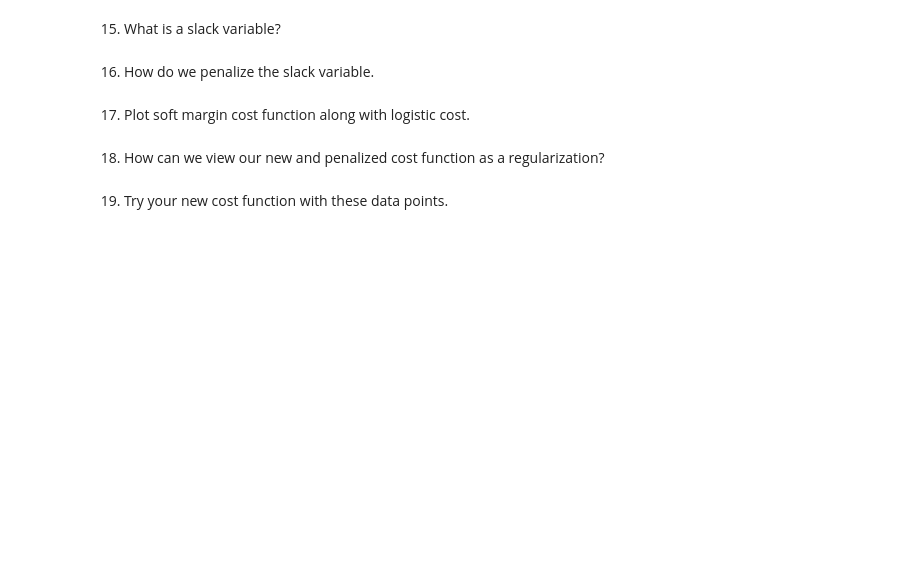
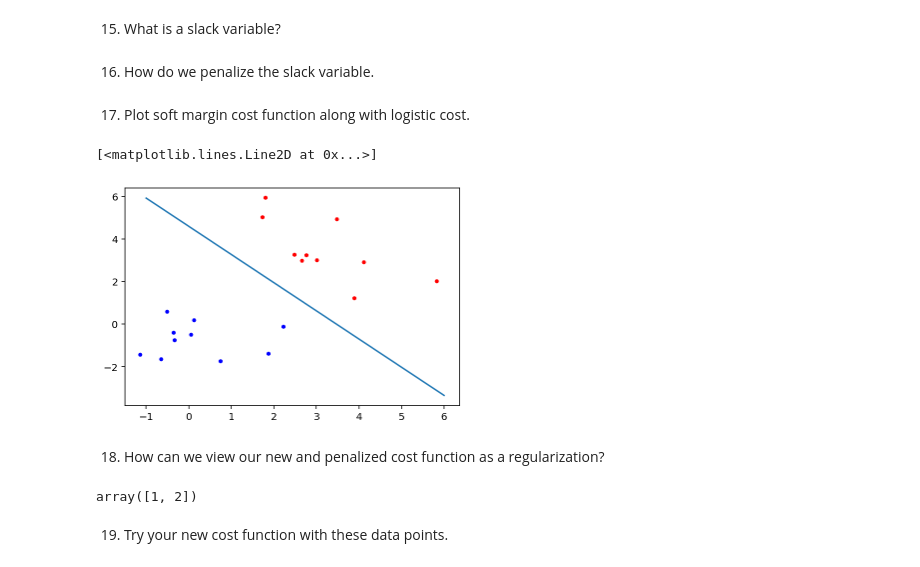
Before and after one commit to muic-pattern-rekt-2018/Exercise9, a Jupyter notebook: Support Vector Machine.ipynb, the cells around one changed output. Cells and saved outputs as stored; diff of their text form; code cells hidden in the pictures; blank space fills up the shorter version.

```diff
--- a/Support Vector Machine.ipynb
+++ b/Support Vector Machine.ipynb
@@ -104,8 +104,51 @@ minimize(f, [10., 10.], method="SLSQP", constraints=cons)
 16) How do we penalize the slack variable.
 # %% [markdown]
 17) Plot soft margin cost function along with logistic cost.
+# %%
+
+class SoftMarginSVM:
+
+    def __init__(self, C: float):
+        self.C = C
+        self.w = None
+        self.b: float = None
+
+    def train(self, xs, ys):
+        def cost(v):
+            b = v[0]
+            w = v[1:]
+            xi = 1-ys*(xs@w + b)
+            accuracy = np.sum(np.maximum(0, xi))
+            margin = sum(w**2)
+            return margin + self.C * accuracy
+
+        n_features = xs.shape[1]
+        initial_guess = np.random.randn(n_features+1)
+        v = minimize(cost, initial_guess)
+        self.w = v.x[1:]
+        self.b = v.x[0]
+        return v
+# %%
+s = SoftMarginSVM(C=1.)
+s.train(data, classes)
+w1, w2 = s.w
+b = s.b
+# x2 = -w1/w2 x1 - b/w2
+xs = np.linspace(-1,6)
+ys = -w1/w2*xs - b/w2
+
+plt.plot(xs ,ys)
+plt.plot(xp[:, 0], xp[:,1], '.b')
+plt.plot(xm[:, 0], xm[:,1], '.r')
+# %% [output]
+[<matplotlib.lines.Line2D at 0x...>]
+[figure, added]
 # %% [markdown]
 18) How can we view our new and penalized cost function as a regularization?
+# %%
+np.maximum([0,1],[1,2])
+# %% [output]
+array([1, 2])
 # %% [markdown]
 19) Try your new cost function with these data points.
 # %%
```
Also changed, not shown: parts of 4 cells of this notebook.
